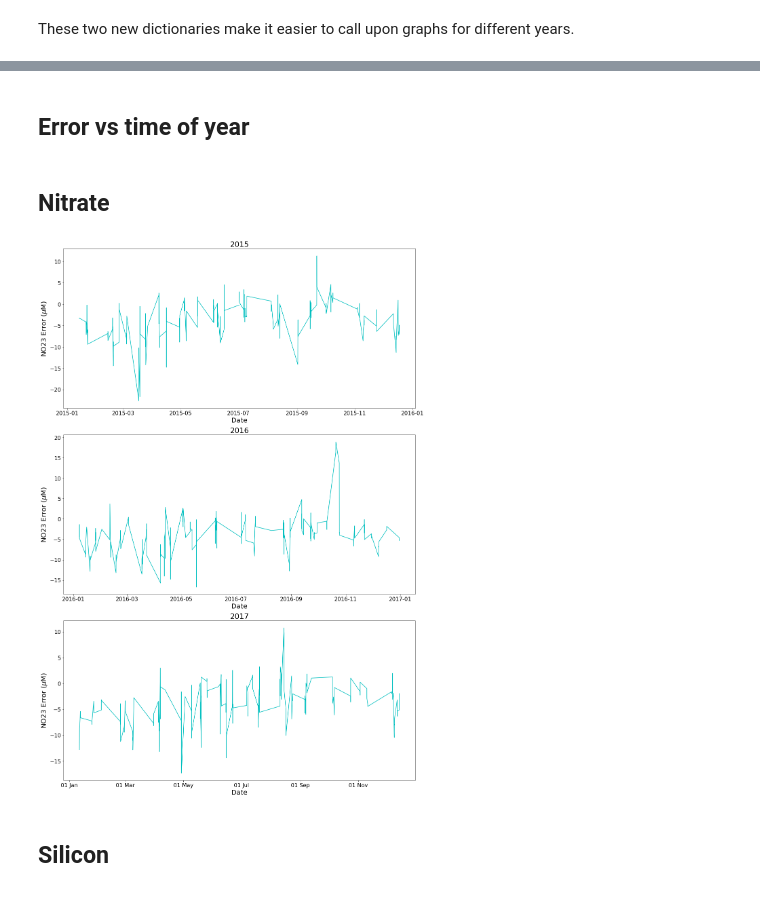
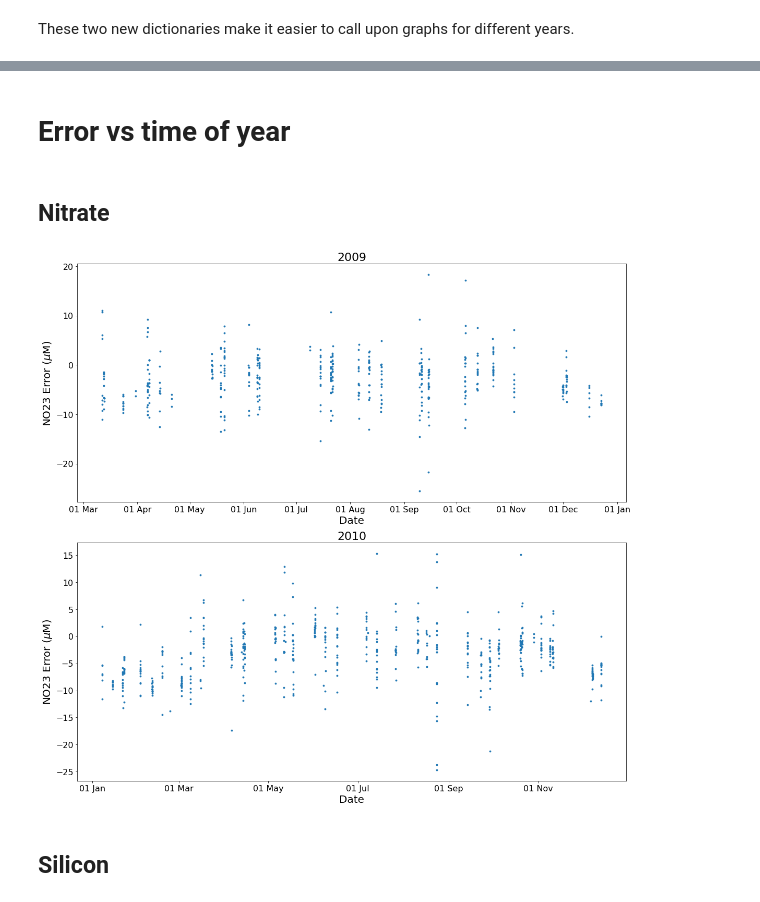
Before and after one commit to SalishSeaCast/analysis-keegan, a Jupyter notebook: notebooks/Evaluations/Time_Series_evaluation.ipynb, the cells around one changed output, grey strips where cells are left out. Saved outputs shown, nothing was run; the diff lists cells and outputs as text; code cells hidden in the pictures.

Commit message:
Deleted non-updated years,updated keegan eval

```diff
--- a/notebooks/Evaluations/Time_Series_evaluation.ipynb
+++ b/notebooks/Evaluations/Time_Series_evaluation.ipynb
@@ -74,6 +69,0 @@ display(Markdown('''### Model output: '''+ PATH))
-# %%
-dfSta=pickle.load(open(os.path.join(datadir,'sta_df.p'),'rb'))
-# %%
-dictBot={}
-for i in years:
-    dictBot[i]=pickle.load(open(os.path.join(datadir,f'Bottles_{str(i)}.p'),'rb'))
@@ -122,19 +69,0 @@ df1['YD']=et.datetimeToYD(df1['dtUTC'])
-# %%
-dictCTD=dict()
-for i in years:
-    dictCTD[i]=pickle.load(open(os.path.join(datadir,f'Casts_{str(i)}.p'),'rb'))
-dfCTD0=pd.concat(dictCTD.values(), ignore_index=True)
-dfCTD=pd.merge(left=dfSta,right=dfCTD0,how='right',
-             left_on='Station',right_on='Station')
-dfCTD['dtUTC']=[iiD+dt.timedelta(hours=20) for iiD in dfCTD['Date']]
-dfCTD.rename(columns={'Latitude':'Lat','Longitude':'Lon'},inplace=True)
-dfCTD['Z']=-1*dfCTD['Z']
-# Calculate Absolute (Reference) Salinity (g/kg) and Conservative Temperature (deg C) from
-# Salinity (psu) and Temperature (deg C):
-press=gsw.p_from_z(-1*dfCTD['Z'],dfCTD['Lat'])
-dfCTD['SA']=gsw.SA_from_SP(dfCTD['Salinity'],press,
-                           dfCTD['Lon'],dfCTD['Lat'])
-dfCTD['CT']=gsw.CT_from_t(dfCTD['SA'],dfCTD['Temperature'],press)
-
-dfCTD['Year']=[ii.year for ii in dfCTD['dtUTC']]
-dfCTD['YD']=et.datetimeToYD(dfCTD['dtUTC'])
@@ -216,3 +70,13 @@ data=et.matchData(df1,filemap,fdict,start_date,end_date,'nowcast',PATH,1,quiet=F
+# %%
+##### Loading in pickle file data
+saveloc='/ocean/kflanaga/MEOPAR/savedData'
+dictBot=dict()
+
+for Y in years:
+    with open(os.path.join(saveloc,f'data_WADE_{modelversion}_{Y}.pkl'),'rb') as hh:
+        dictBot[Y]=pickle.load(hh)
+
+data=pd.concat(dictBot.values(), ignore_index=True)
 # %%
 cm1=cmocean.cm.thermal
 with nc.Dataset('/data/eolson/results/MEOPAR/NEMO-forcing-new/grid/bathymetry_201702.nc') as bathy:
@@ -370,14 +277,14 @@ def multi_meanerr_graph(down,figsize,years,obsvar,modvar):
 # %% [markdown]
-## Error vs time of year
+# Error vs time of year
 # %% [markdown]
 ## Nitrate
 # %%
 obsvar='NO23'
 modvar='mod_nitrate'
 
-multi_meanerr_graph(3,(16,23),years,obsvar,modvar)
+multi_timerror_graph(2,(16,15),years,obsvar,modvar)
 # %% [output]
-[figure, old version]
+[figure, new version]
 # %% [markdown]
 ## Silicon
 # %%
```
Also changed, not shown: parts of 39 cells of this notebook, 10 other files.
